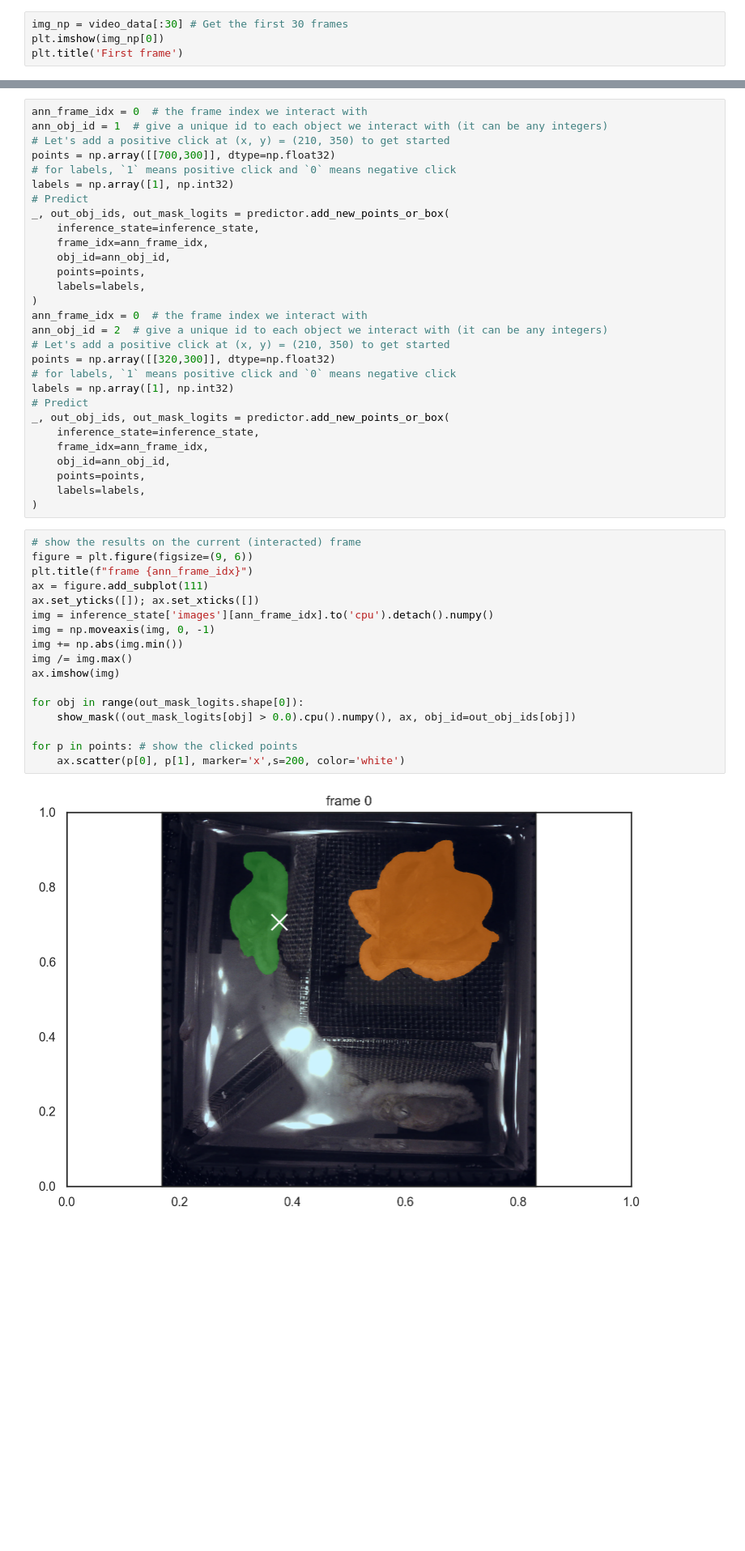
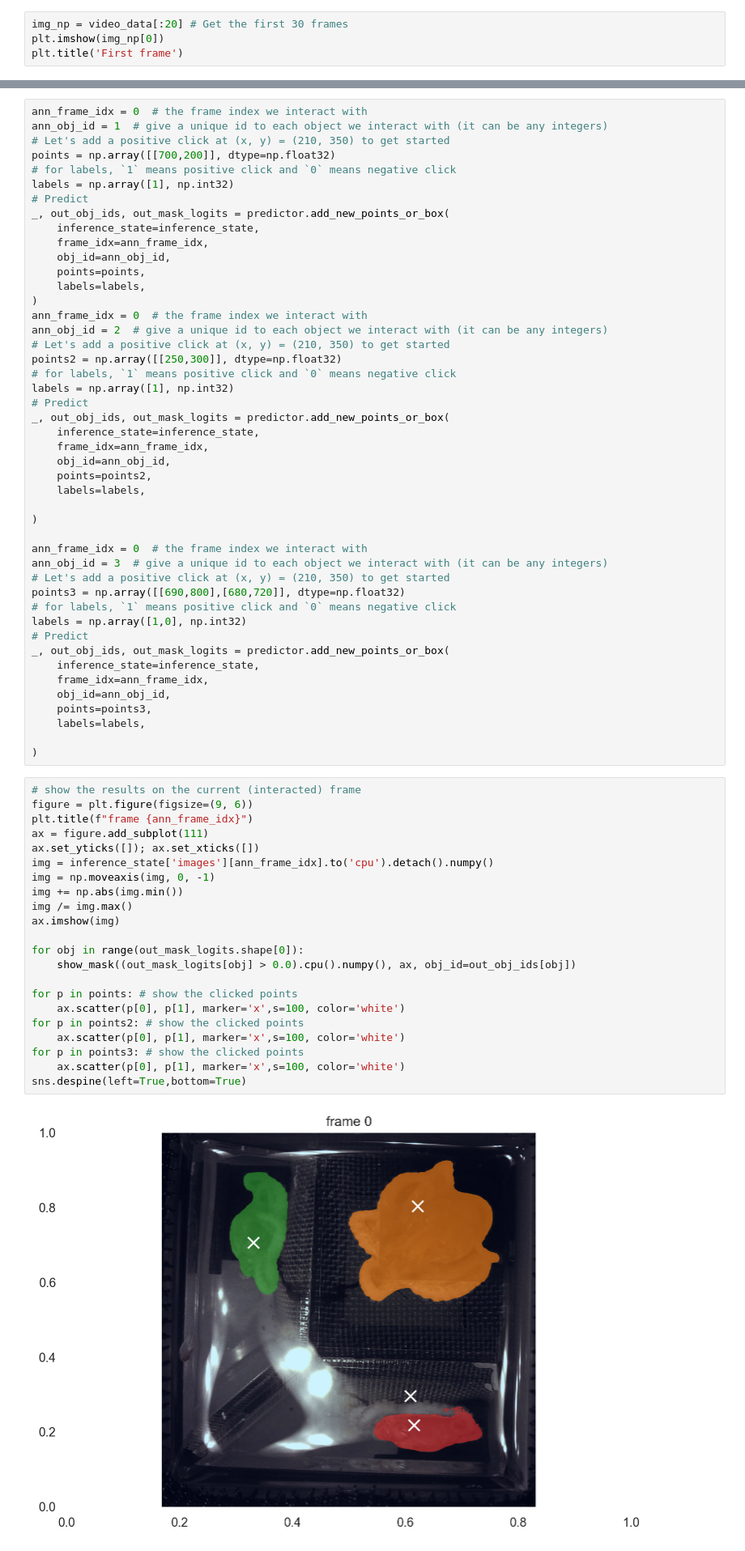
Before and after one commit to horsto/OCTRON-GUI, a Jupyter notebook: octron/notebooks/napari_tests.ipynb, the cells around one changed output, grey strips where cells are left out. Shown at 81% size. Saved outputs shown, nothing was run; the diff lists cells and outputs as text; blank space fills up the shorter version.

```diff
--- a/octron/notebooks/napari_tests.ipynb
+++ b/octron/notebooks/napari_tests.ipynb
@@ -83,7 +86,7 @@ Mean: 44.8, Std: 42.8
 # %%
 # We want to get tdeo inference state initialization
 # %%
-img_np = video_data[:30] # Get the first 30 frames
+img_np = video_data[:20] # Get the first 30 frames
 plt.imshow(img_np[0])
 plt.title('First frame')
 # %% [output]
@@ -170,7 +153,7 @@ from sam2_octron.helpers.visualization import show_points, show_mask
 ann_frame_idx = 0  # the frame index we interact with
 ann_obj_id = 1  # give a unique id to each object we interact with (it can be any integers)
 # Let's add a positive click at (x, y) = (210, 350) to get started
-points = np.array([[700,300]], dtype=np.float32)
+points = np.array([[700,200]], dtype=np.float32)
 # for labels, `1` means positive click and `0` means negative click
 labels = np.array([1], np.int32)
 # Predict
@@ -184,7 +167,7 @@ _, out_obj_ids, out_mask_logits = predictor.add_new_points_or_box(
 ann_frame_idx = 0  # the frame index we interact with
 ann_obj_id = 2  # give a unique id to each object we interact with (it can be any integers)
 # Let's add a positive click at (x, y) = (210, 350) to get started
-points = np.array([[320,300]], dtype=np.float32)
+points2 = np.array([[250,300]], dtype=np.float32)
 # for labels, `1` means positive click and `0` means negative click
 labels = np.array([1], np.int32)
 # Predict
@@ -192,25 +175,47 @@ _, out_obj_ids, out_mask_logits = predictor.add_new_points_or_box(
     inference_state=inference_state,
     frame_idx=ann_frame_idx,
     obj_id=ann_obj_id,
-    points=points,
+    points=points2,
     labels=labels,
+
 )
+
+ann_frame_idx = 0  # the frame index we interact with
+ann_obj_id = 3  # give a unique id to each object we interact with (it can be any integers)
+# Let's add a positive click at (x, y) = (210, 350) to get started
+points3 = np.array([[690,800],[680,720]], dtype=np.float32)
+# for labels, `1` means positive click and `0` means negative click
+labels = np.array([1,0], np.int32)
+# Predict
+_, out_obj_ids, out_mask_logits = predictor.add_new_points_or_box(
+    inference_state=inference_state,
+    frame_idx=ann_frame_idx,
+    obj_id=ann_obj_id,
+    points=points3,
+    labels=labels,
+
+)
 # %%
 # show the results on the current (interacted) frame
 figure = plt.figure(figsize=(9, 6))
 plt.title(f"frame {ann_frame_idx}")
 ax = figure.add_subplot(111)
 ax.set_yticks([]); ax.set_xticks([])
 img = inference_state['images'][ann_frame_idx].to('cpu').detach().numpy()
 img = np.moveaxis(img, 0, -1)
 img += np.abs(img.min())
 img /= img.max()
 ax.imshow(img)
 
 for obj in range(out_mask_logits.shape[0]):
     show_mask((out_mask_logits[obj] > 0.0).cpu().numpy(), ax, obj_id=out_obj_ids[obj])
 
 for p in points: # show the clicked points
-    ax.scatter(p[0], p[1], marker='x',s=200, color='white')
+    ax.scatter(p[0], p[1], marker='x',s=100, color='white')
+for p in points2: # show the clicked points
+    ax.scatter(p[0], p[1], marker='x',s=100, color='white')
+for p in points3: # show the clicked points
+    ax.scatter(p[0], p[1], marker='x',s=100, color='white')
+sns.despine(left=True,bottom=True)
 # %% [output]
-[figure, old version]
+[figure, new version]
```
Also changed, not shown: parts of 5 cells of this notebook.
